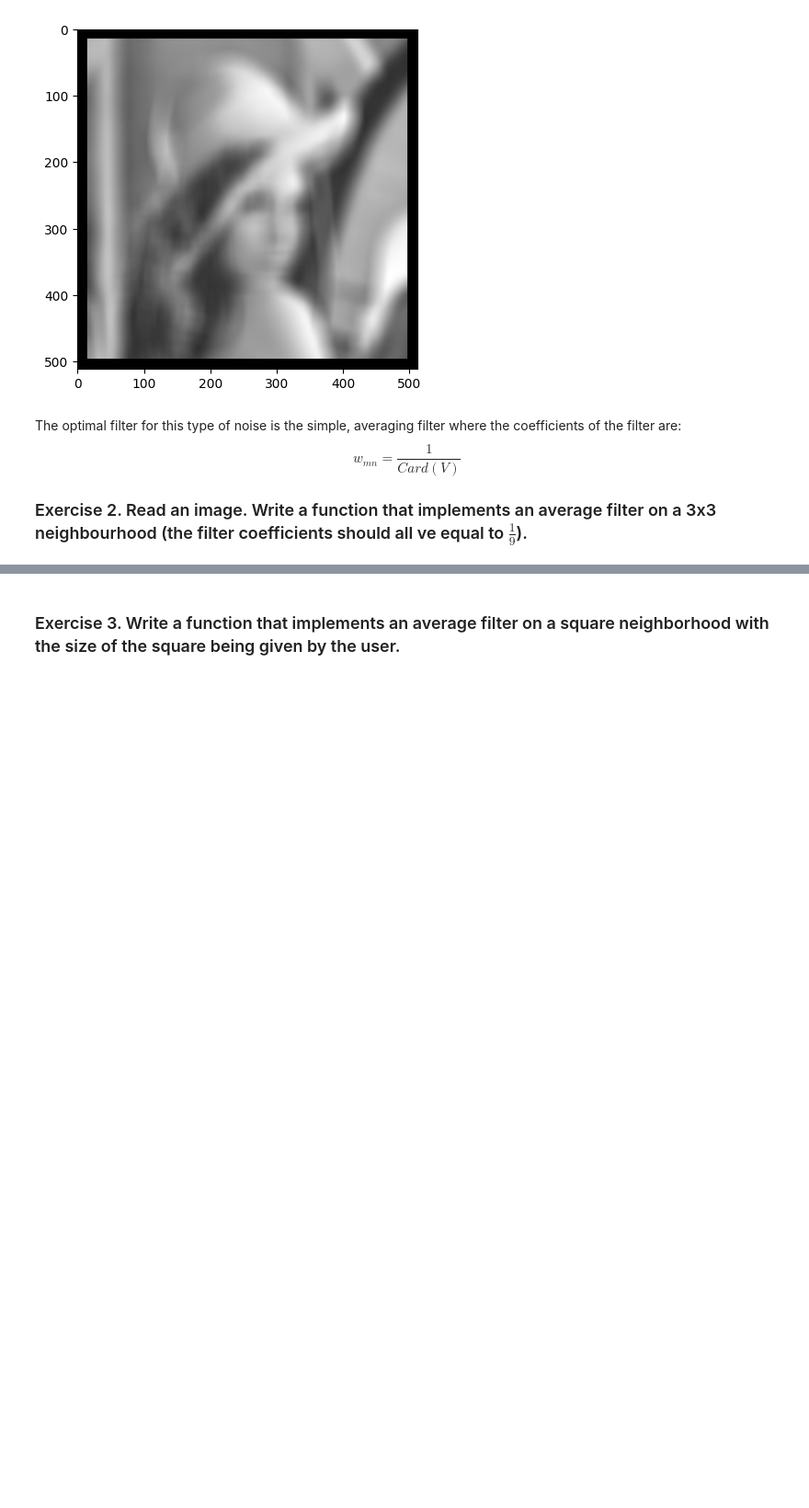
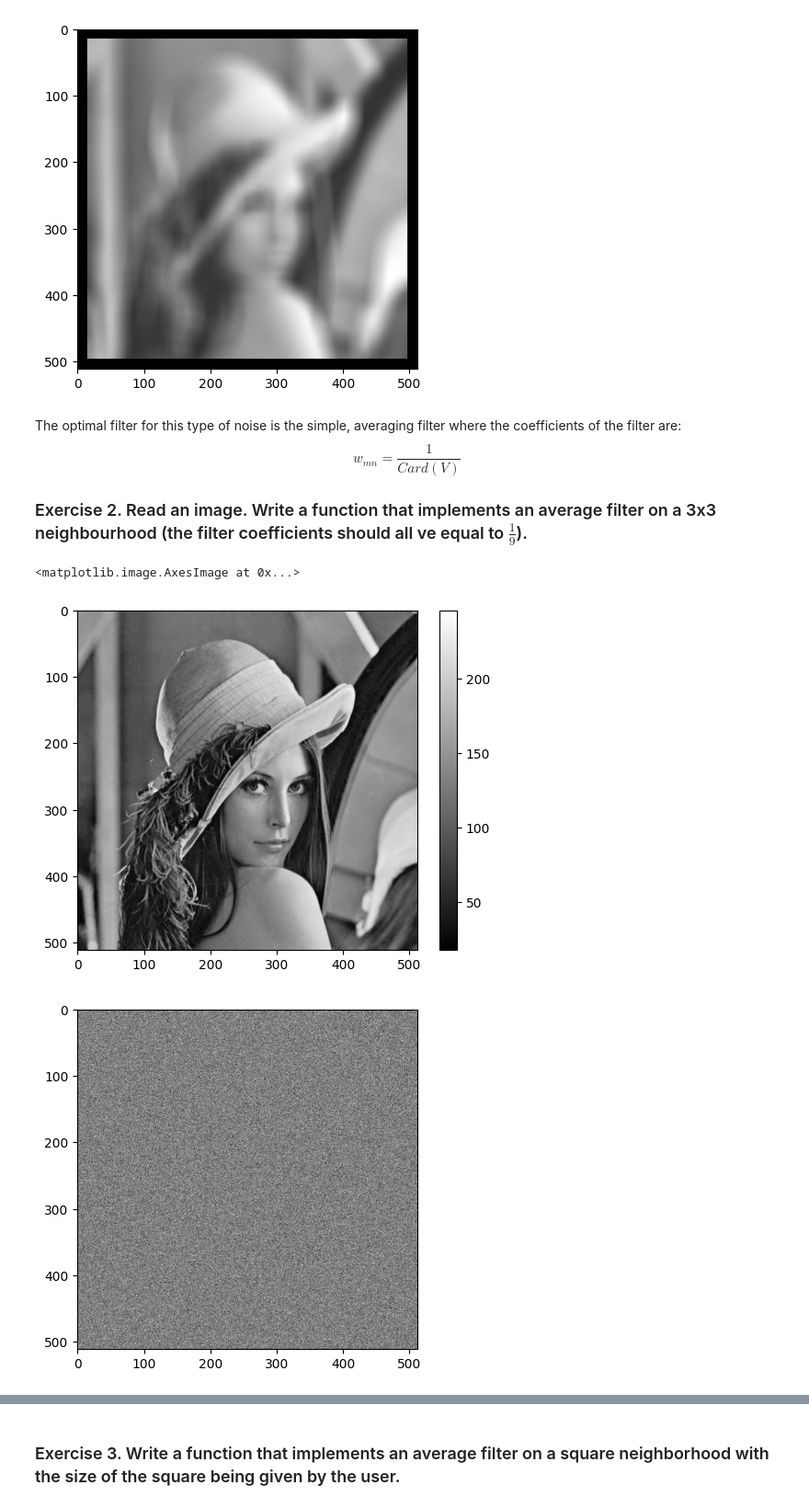
Before and after one commit to bimj0rk/Python, a Jupyter notebook: UNSTPB/Year IV/Semester 1/Image Processing/Laboratory 2/Lab II - Linear Filtering.ipynb, the cells around one changed output, grey strips where cells are left out. Shown at 92% size. Drawn from its saved outputs; the diff is of its cells as text; code cells hidden in the pictures; blank space fills up the shorter version.

```diff
--- a/UNSTPB/Year IV/Semester 1/Image Processing/Laboratory 2/Lab II - Linear Filtering.ipynb
+++ b/UNSTPB/Year IV/Semester 1/Image Processing/Laboratory 2/Lab II - Linear Filtering.ipynb
@@ -93,3 +93,50 @@ The optimal filter for this type of noise is the simple, averaging filter where
 $$ w_{mn} = \frac{1}{Card(V)}$$
 
 ### Exercise 2. Read an image. Write a function that implements an average filter on a 3x3 neighbourhood (the filter coefficients should all ve equal to $\frac{1}{9}$).
+# %%
+import matplotlib as mpl
+import matplotlib.pyplot as plt
+import numpy as np
+from skimage import io, color
+
+img = io.imread('lena.png')
+
+img = color.rgb2gray(img)
+
+#scale to 0-255
+img = np.uint8(img * 255)
+
+plt.figure()
+plt.imshow(img, cmap = 'gray')
+plt.colorbar()
+
+#create & apply white noise
+sigma = 10
+N = np.random.normal(0, sigma, (img.shape[0], img.shape[1]))
+
+plt.figure()
+plt.imshow(N, cmap = 'gray')
+
+img_noise = img + N
+
+plt.figure()
+plt.imshow(img_noise, cmap = 'gray')
+
+mask_size = 3
+mask = np.ones([mask_size, mask_size]) / 9
+
+h, w = img.shape
+img_filtered = np.zeros([h, w])
+
+for i in range(mask_size // 2, h - mask_size // 2):
+    for j in range(mask_size // 2, w - mask_size // 2):
+        V = img_noise[i - mask_size // 2:i + (mask_size // 2 + 1), j - mask_size // 2:j + (mask_size // 2 + 1)]
+        V = V * mask
+        img_filtered[i, j] = np.sum(V)
+
+plt.figure()
+plt.imshow(img_filtered, cmap = 'gray')
+# %% [output]
+<matplotlib.image.AxesImage at 0x...>
+[figure, added]
+[figure, added]
```
Also changed, not shown: parts of 1 cell of this notebook, 36 other files.
